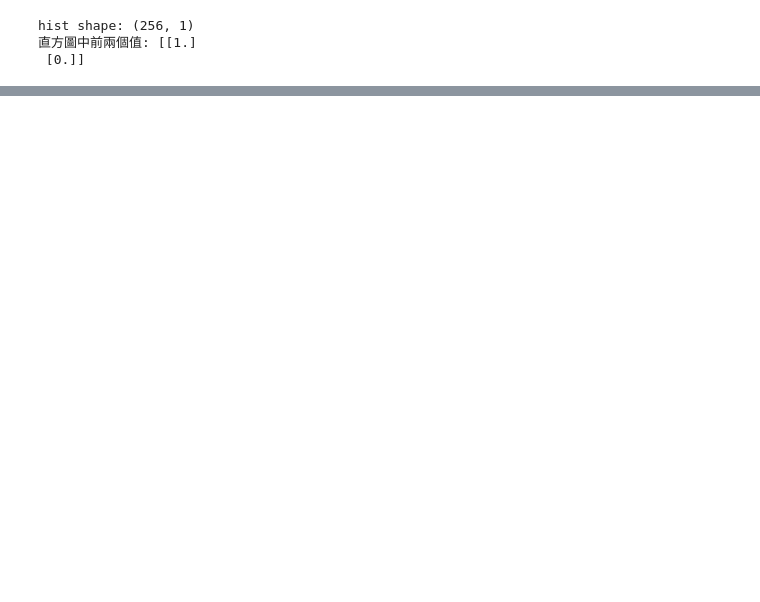
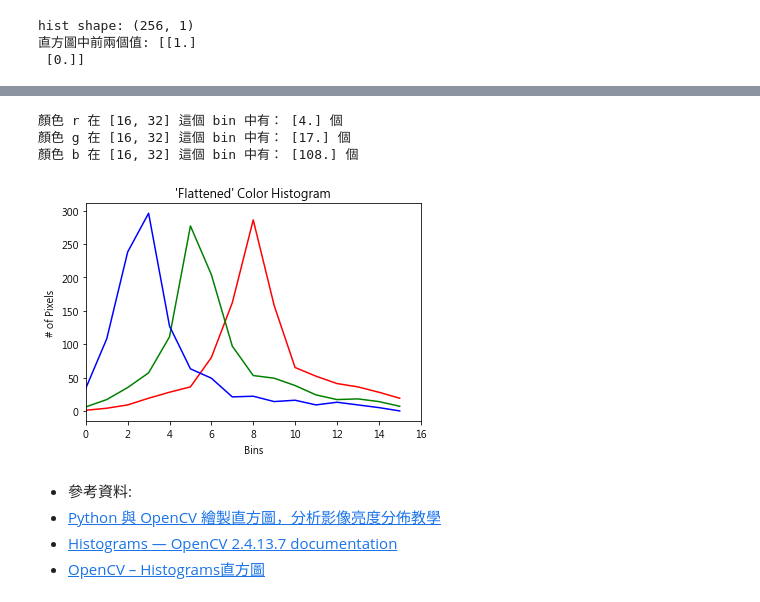
Before and after one commit to pei8518/3rd-ML100Days, a Jupyter notebook: homework/Day090/Day090_color_histogram_HW.ipynb, the cells around one changed output, grey strips where cells are left out. Cells and saved outputs as stored; diff of their text form; code cells hidden in the pictures; blank space fills up the shorter version.

```diff
--- a/homework/Day090/Day090_color_histogram_HW.ipynb
+++ b/homework/Day090/Day090_color_histogram_HW.ipynb
@@ -72,0 +87,27 @@ plt.show()
+# %%
+chans = cv2.split(image) # 把圖像的 3 個 channel 切分出來
+colors = ("r", "g", "b")
+plt.figure()
+plt.title("'Flattened' Color Histogram")
+plt.xlabel("Bins")
+plt.ylabel("# of Pixels")
+
+# 對於所有 channel
+for (chan, color) in zip(chans, colors):
+    # 計算該 channel 的直方圖
+    hist = cv2.calcHist([chan], [0], None, [16], [0, 256])
+    print("顏色",color, "在 [16, 32] 這個 bin 中有：", hist[1], "個")
+    # 畫出該 channel 的直方圖
+    plt.plot(hist, color = color)
+    plt.xlim([0, 16])
+plt.show()
+# %% [output]
+顏色 r 在 [16, 32] 這個 bin 中有： [4.] 個
+顏色 g 在 [16, 32] 這個 bin 中有： [17.] 個
+顏色 b 在 [16, 32] 這個 bin 中有： [108.] 個
+[figure, added]
+# %% [markdown]
+* 參考資料:
+* [Python 與 OpenCV 繪製直方圖，分析影像亮度分佈教學](https://blog.gtwang.org/programming/python-opencv-matplotlib-plot-histogram-tutorial/)
+* [Histograms — OpenCV 2.4.13.7 documentation](https://docs.opencv.org/2.4/modules/imgproc/doc/histograms.html)
+* [OpenCV – Histograms直方圖](https://chtseng.wordpress.com/2016/12/05/opencv-histograms%E7%9B%B4%E6%96%B9%E5%9C%96/)
```
Also changed, not shown: parts of 8 cells of this notebook.
